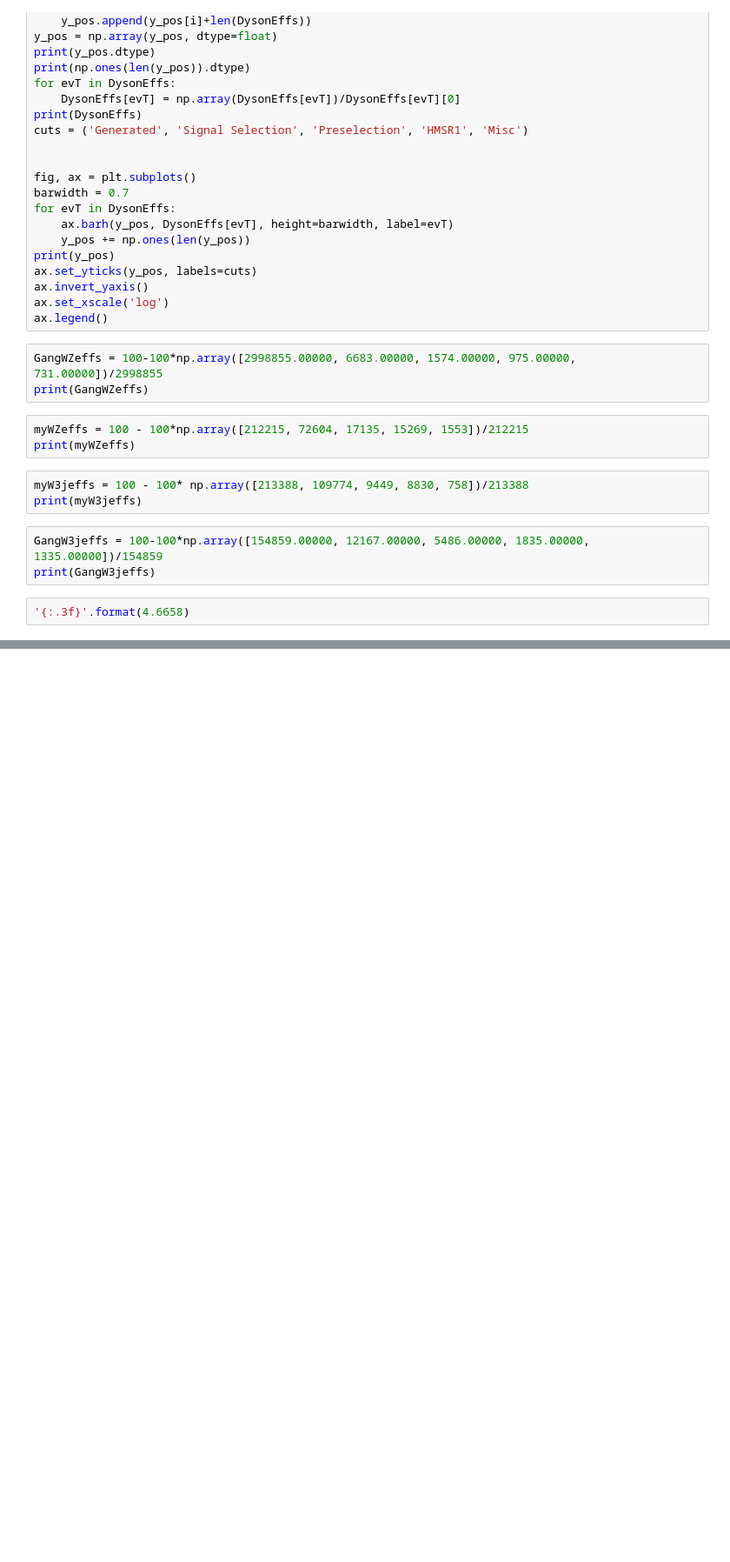
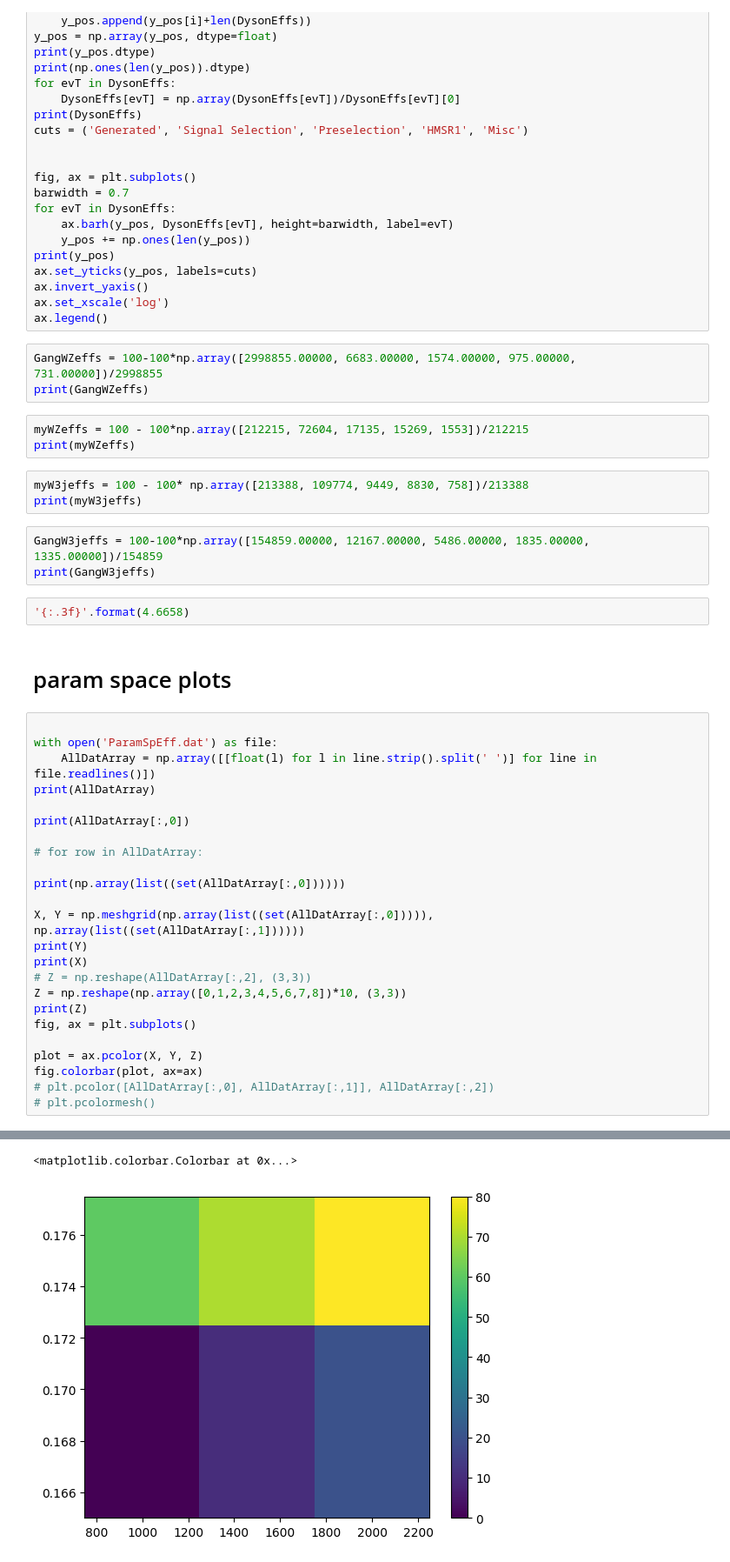
Before and after one commit to dysontk/LFVLNV, a Jupyter notebook: AnalysisAndSuch/Histos.ipynb, the cells around one changed output, grey strips where cells are left out. Shown: that part at 87% size. Drawn from its saved outputs; the diff is of its cells as text; blank space fills up the shorter version.

```diff
--- a/AnalysisAndSuch/Histos.ipynb
+++ b/AnalysisAndSuch/Histos.ipynb
@@ -830,3 +853,30 @@ GangW3jeffs = 100-100*np.array([154859.00000, 12167.00000, 5486.00000, 1835.0000
 print(GangW3jeffs)
 # %%
 '{:.3f}'.format(4.6658)
+# %% [markdown]
+# param space plots
+# %%
+
+with open('ParamSpEff.dat') as file:
+    AllDatArray = np.array([[float(l) for l in line.strip().split(' ')] for line in file.readlines()])
+print(AllDatArray)
+
+print(AllDatArray[:,0])
+
+# for row in AllDatArray:
+
+print(np.array(list((set(AllDatArray[:,0])))))
+
+X, Y = np.meshgrid(np.array(list((set(AllDatArray[:,0])))), np.array(list((set(AllDatArray[:,1])))))
+print(Y)
+print(X)
+# Z = np.reshape(AllDatArray[:,2], (3,3))
+Z = np.reshape(np.array([0,1,2,3,4,5,6,7,8])*10, (3,3))
+print(Z)
+fig, ax = plt.subplots()
+
+plot = ax.pcolor(X, Y, Z)
+fig.colorbar(plot, ax=ax)
+# plt.pcolor([AllDatArray[:,0], AllDatArray[:,1]], AllDatArray[:,2])
+# plt.pcolormesh()
+# %% [output]
@@ -832,0 +903,2 @@ print(GangW3jeffs)
+<matplotlib.colorbar.Colorbar at 0x...>
+[figure, added]
```
Also changed, not shown: parts of 5 cells of this notebook, 2 other files.
